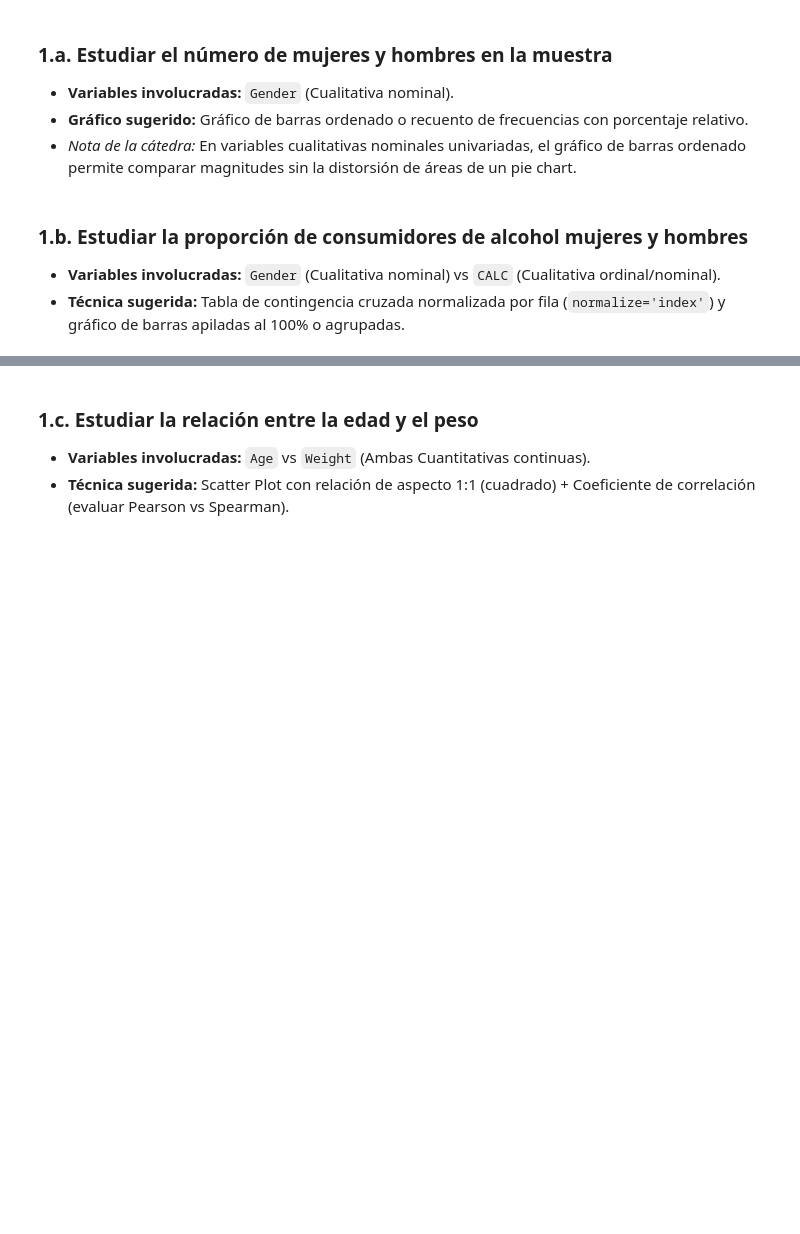
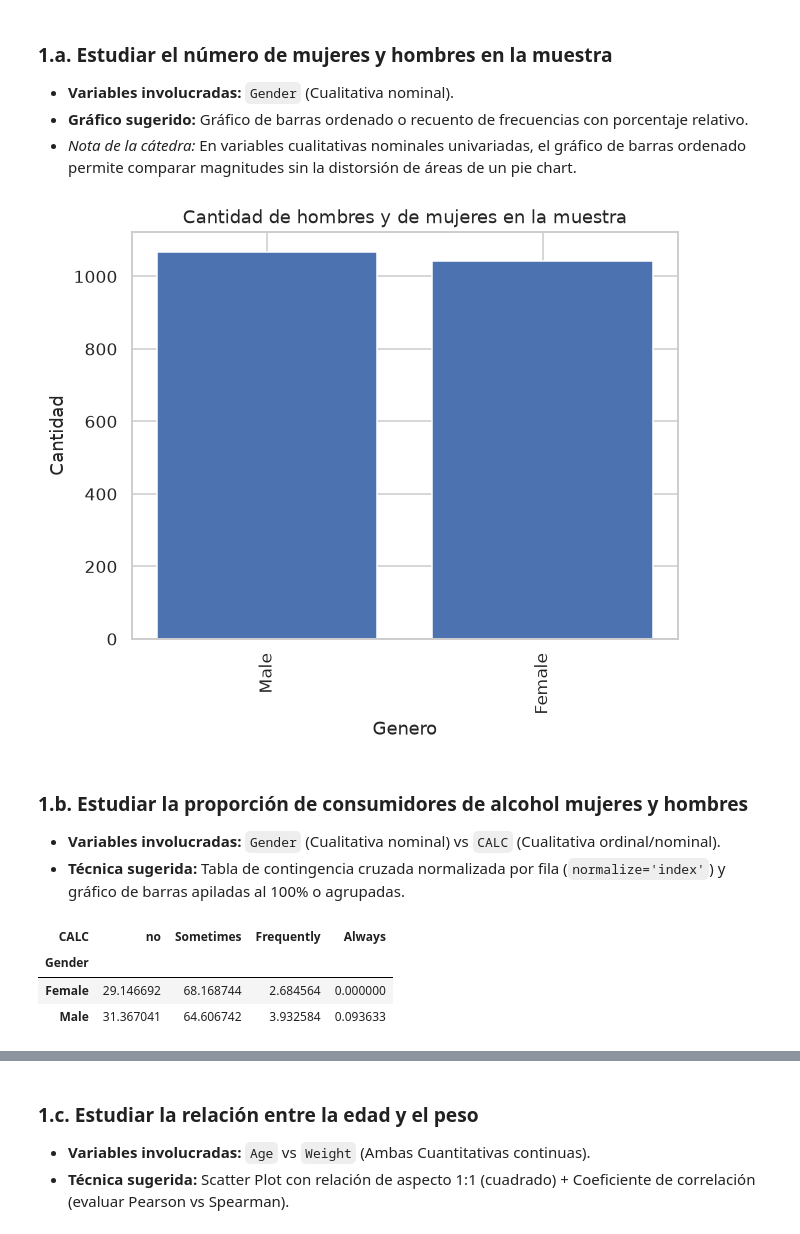
Before and after one commit to aitorHolzmann/fundamentos, a Jupyter notebook: tp5/tp5.ipynb, the cells around one changed output, grey strips where cells are left out. Drawn from its saved outputs; the diff is of its cells as text; code cells hidden in the pictures; blank space fills up the shorter version.

```diff
--- a/tp5/tp5.ipynb
+++ b/tp5/tp5.ipynb
@@ -41,3 +91,22 @@ df_obesity.head()
+# %%
+# TODO: Implementar análisis y visualización 1.a
+conteo_genero = df_obesity['Gender'].value_counts()
+
+# Crear el gráfico de barras
+plt.bar(conteo_genero.index, conteo_genero.values)
+
+# Agregar etiquetas a los ejes
+plt.xlabel("Genero")
+plt.ylabel("Cantidad")
+
+# Agregar un título al gráfico
+plt.title(f"Cantidad de hombres y de mujeres en la muestra")
+plt.xticks(rotation=90)  # Rotar las etiquetas del eje x para mejor visualización
+
+# Mostrar el gráfico
+plt.show()
+# %% [output]
+[figure, added]
 # %% [markdown]
 ### 1.b. Estudiar la proporción de consumidores de alcohol mujeres y hombres
 - **Variables involucradas:** `Gender` (Cualitativa nominal) vs `CALC` (Cualitativa ordinal/nominal).
@@ -46,0 +114,17 @@ df_obesity.head()
+# %%
+# TODO: Implementar análisis y visualización 1.b
+
+#Como son 2 variables cualitativas, una buena idea es usar una tabla de contingencia cruzada
+
+# 1. Tabla de proporciones normalizada por fila (género)
+tabla_prop = pd.crosstab(df_obesity['Gender'], df_obesity['CALC'], normalize='index') * 100
+
+# Ordenamos las columnas respetando la escala ordinal de consumo
+categorias = ['no', 'Sometimes', 'Frequently', 'Always']
+tabla_prop = tabla_prop.reindex(columns=categorias, fill_value=0)
+tabla_prop
+# %% [output]
+| CALC | no | Sometimes | Frequently | Always |
+| Gender |  |  |  |  |
+| Female | 29.146692 | 68.168744 | 2.684564 | 0.000000 |
+| Male | 31.367041 | 64.606742 | 3.932584 | 0.093633 |
```
Also changed, not shown: parts of 38 cells of this notebook, 31 other files.
